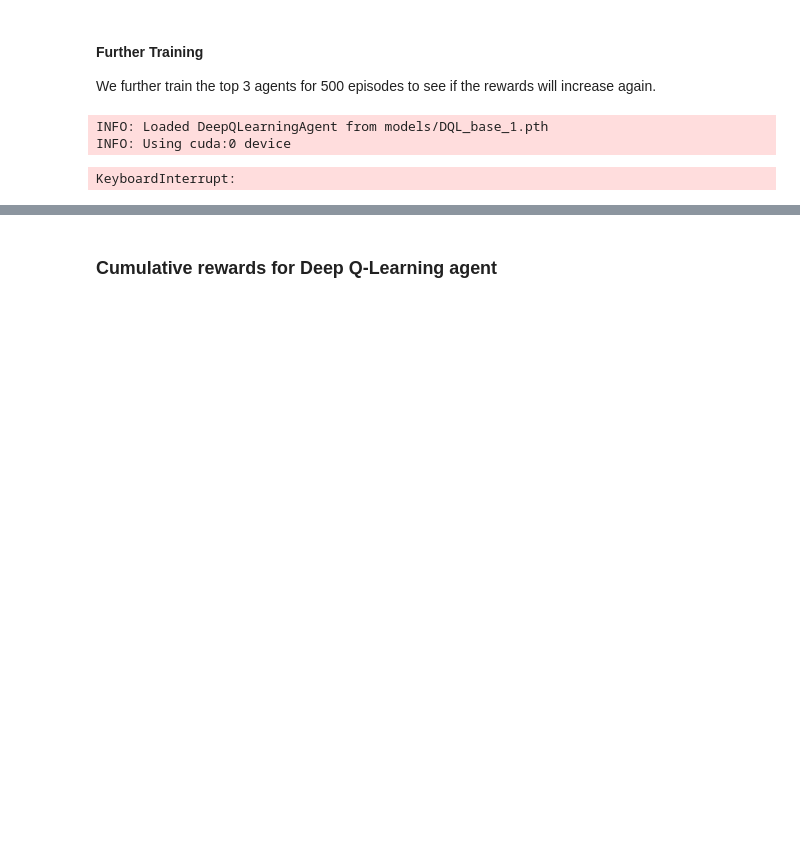
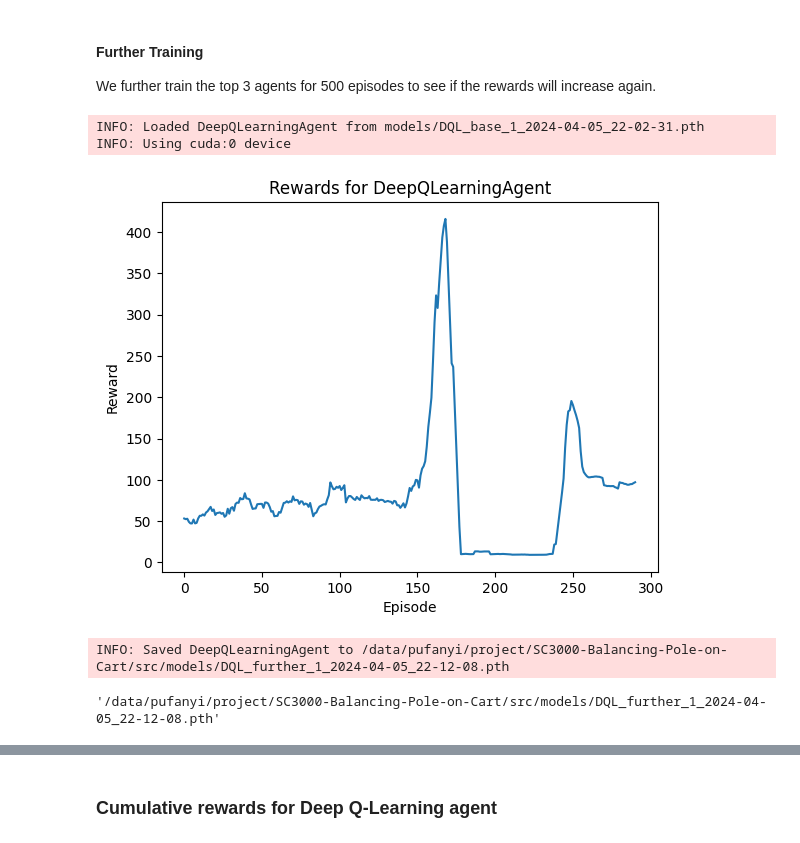
Before and after one commit to ruochee723/SC3000-Balancing-Pole-on-Cart, a Jupyter notebook: src/PuFanyiSooYingXiTingRuoChee_SCS2.ipynb, the cells around one changed output, grey strips where cells are left out. Saved outputs shown, nothing was run; the diff lists cells and outputs as text; code cells hidden in the pictures; blank space fills up the shorter version.

```diff
--- a/src/PuFanyiSooYingXiTingRuoChee_SCS2.ipynb
+++ b/src/PuFanyiSooYingXiTingRuoChee_SCS2.ipynb
@@ -830,11 +830,13 @@ So we tried to train the model for more episodes to see if the rewards will incr
 We further train the top 3 agents for 500 episodes to see if the rewards will increase again.
 # %%
 deep_q_learning_agent = DeepQLearningAgent(
-    file_name="models/DQL_base_1.pth",
+    file_name="models/DQL_base_1_2024-04-05_22-02-31.pth",
 )
-deep_q_learning_agent.train(env, num_episodes=150, plot=True, plot_smooth=10)
+deep_q_learning_agent.train(env, num_episodes=300, plot=True, plot_smooth=10)
 deep_q_learning_agent.save("models", "DQL_further_1")
 # %% [output]
-INFO: Loaded DeepQLearningAgent from models/DQL_base_1.pth
+INFO: Loaded DeepQLearningAgent from models/DQL_base_1_2024-04-05_22-02-31.pth
 INFO: Using cuda:0 device
+[figure, added]
-KeyboardInterrupt:
+INFO: Saved DeepQLearningAgent to /data/pufanyi/project/SC3000-Balancing-Pole-on-Cart/src/models/DQL_further_1_2024-04-05_22-12-08.pth
+'/data/pufanyi/project/SC3000-Balancing-Pole-on-Cart/src/models/DQL_further_1_2024-04-05_22-12-08.pth'
```
Also changed, not shown: parts of 14 cells of this notebook, 9 other files.
